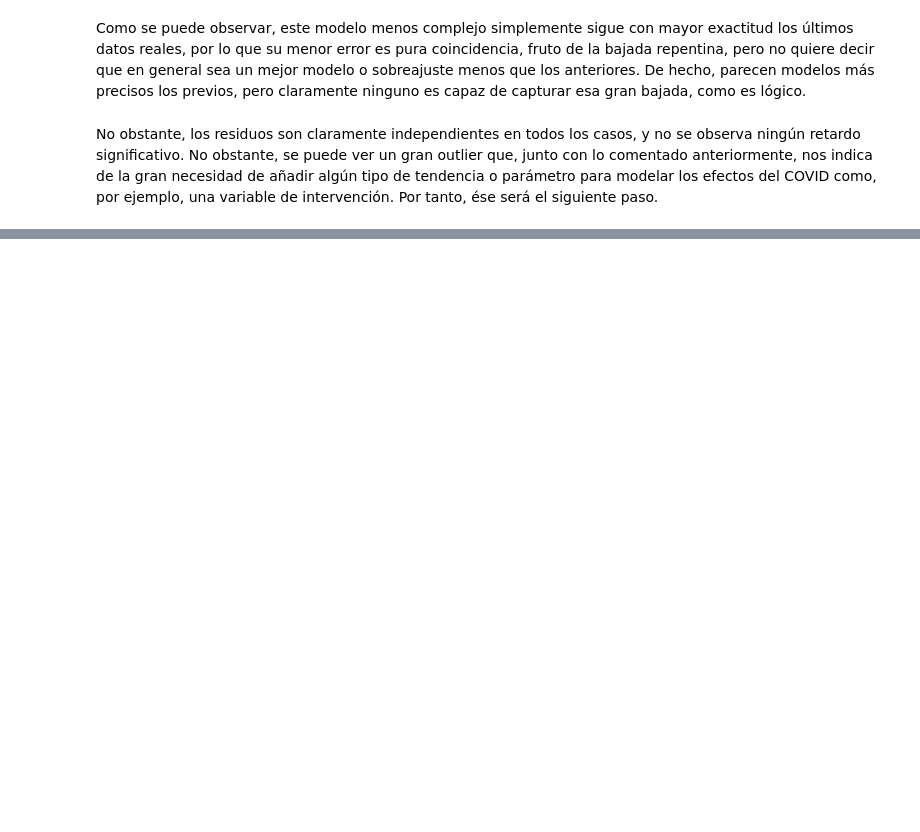
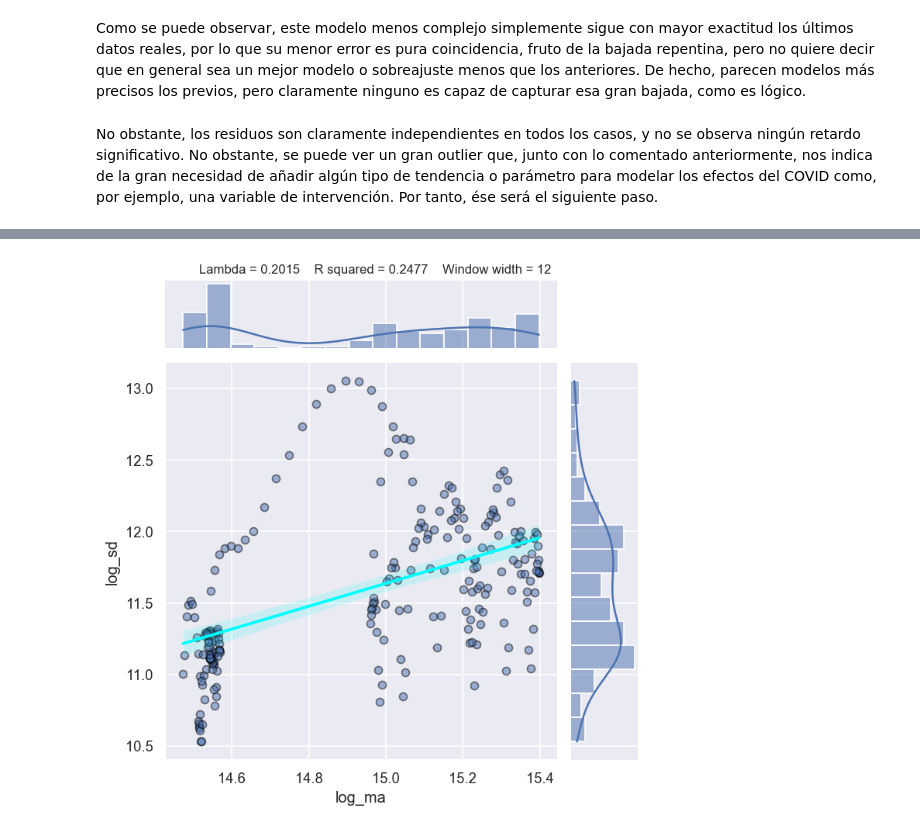
Before and after one commit to juanls1/Assignment2_ML, a Jupyter notebook: ML_Assignment2.ipynb, the cells around one changed output, grey strips where cells are left out. Drawn from its saved outputs; the diff is of its cells as text; code cells hidden in the pictures; blank space fills up the shorter version.

```diff
--- a/ML_Assignment2.ipynb
+++ b/ML_Assignment2.ipynb
@@ -605,9 +610,11 @@ No obstante, los residuos son claramente independientes en todos los casos, y no
 # %%
-df['Periodo_Covid'] = 0
+df['COVID']=0
 
 # Definir el período de COVID-19 (por ejemplo, desde marzo de 2020 hasta la fecha final)
 periodo_covid_inicio = pd.to_datetime('2020-03-01')
 periodo_covid_fin = pd.to_datetime('2022-07-01') #Parece que aquí termina su influencia en nuestra serie
 
 # Establecer los valores de la columna 'Periodo_Covid' a 1 durante el periodo de COVID-19
-df.loc[periodo_covid_inicio:periodo_covid_fin, 'Periodo_Covid'] = 1
+df.loc[periodo_covid_inicio:periodo_covid_fin, 'COVID'] = 1
+
+df['COVID'].describe()#únicamente el COVID afecta a un 11% de nuestras observaciones
@@ -613,0 +631,24 @@ df.loc[periodo_covid_inicio:periodo_covid_fin, 'Periodo_Covid'] = 1
+# %%
+INPUTS_SARMAX = 'COVID'
+OUTPUT = 'TOTAL'
+
+# We have categorical inputs with many classes. We will create dummy variables automatically after
+X = df[INPUTS_SARMAX]
+y = df[OUTPUT]
+
+## Divide the data into training and test sets SEQUENTIALY -------------------------------------
+# Create random 80/20 % split
+X_train2 = X.iloc[0:round(0.9*X.shape[0])]
+X_test2 = X.iloc[round(0.9*X.shape[0])+1:X.shape[0]]
+y_train2 = y.iloc[0:round(0.9*X.shape[0])]#Esto creo que está hecho arriba, luego lo cambio
+y_test2 = y.iloc[round(0.9*X.shape[0])+1:X.shape[0]]
+# %%
+X = pd.DataFrame(X, columns=['COVID'])
+X_train2 = pd.DataFrame(X_train2, columns=['COVID'])
+X_test2 = pd.DataFrame(X_test2, columns=['COVID'])
+y_train2 = pd.DataFrame(y_train2, columns=['TOTAL'])
+y_test2 = pd.DataFrame(y_test2, columns=['TOTAL'])
+# %%
+lmbda = FT.boxcox_lambda_plot(y_train2, window_width=12)
+# %% [output]
+[figure, added]
```
Also changed, not shown: parts of 27 cells of this notebook.
